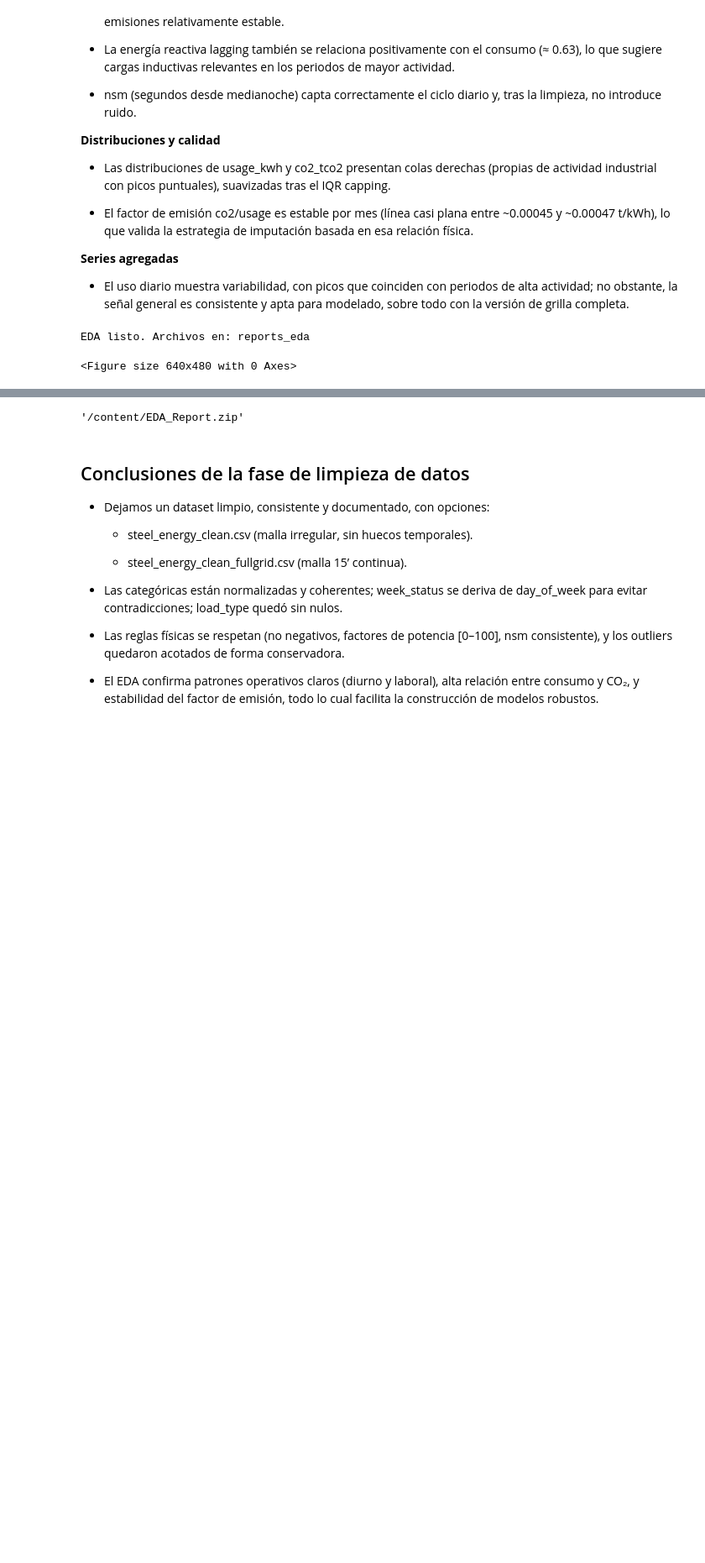
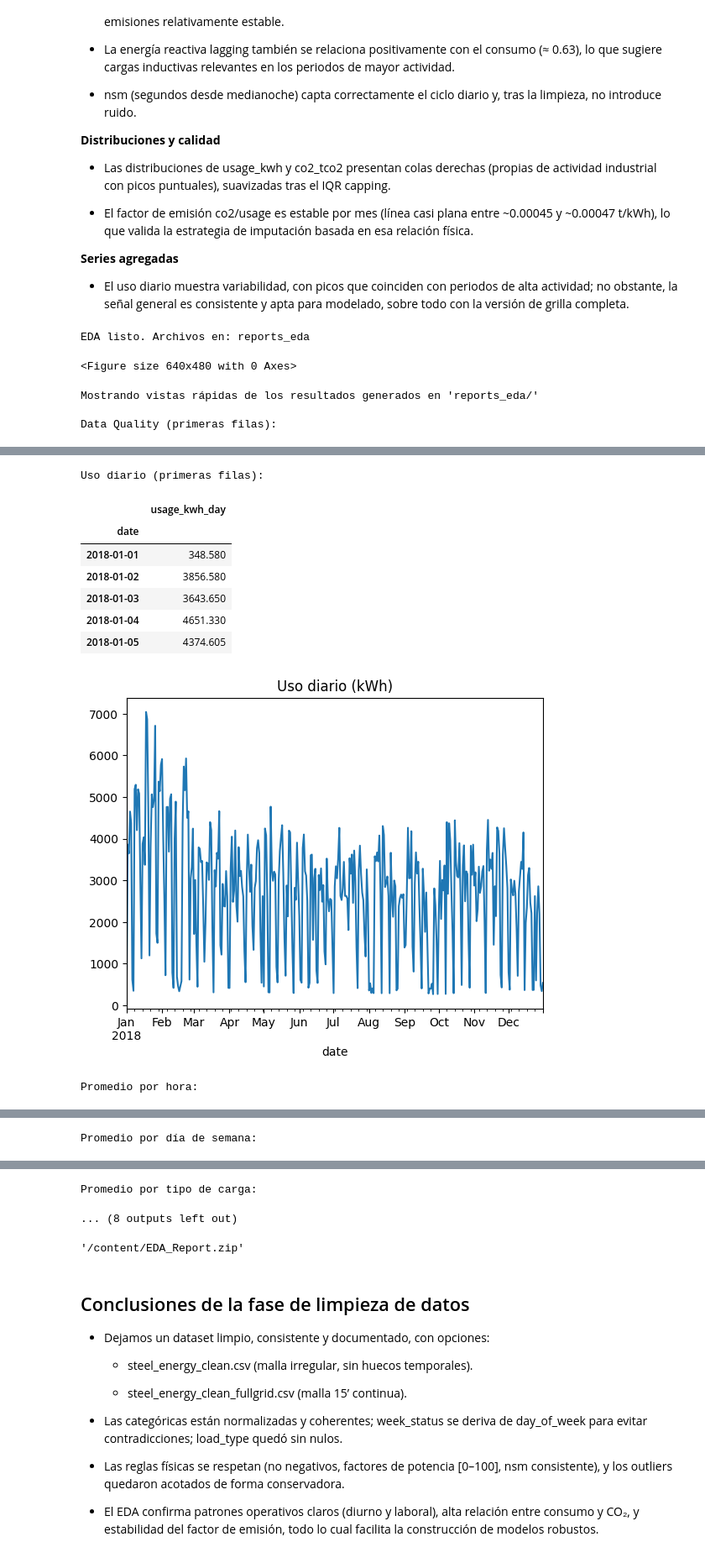
Before and after one commit to Copeliaminutti/Proyecto-MLOps, a Jupyter notebook: notebooks/Fase_1_Limpieza_EDA_git_1.ipynb, the cells around one changed output, grey strips where cells are left out. Shown at 84% size. Saved outputs shown, nothing was run; the diff lists cells and outputs as text; code cells hidden in the pictures; blank space fills up the shorter version.

```diff
--- a/notebooks/Fase_1_Limpieza_EDA_git_1.ipynb
+++ b/notebooks/Fase_1_Limpieza_EDA_git_1.ipynb
@@ -841,3 +767,70 @@ print("EDA listo. Archivos en:", OUTDIR)
 # %% [output]
 EDA listo. Archivos en: reports_eda
 <Figure size 640x480 with 0 Axes>
+# %%
+# === Mostrar resultados y vistas previas ===
+import pandas as pd
+import matplotlib.pyplot as plt
+
+print("Mostrando vistas rápidas de los resultados generados en 'reports_eda/'")
+
+# 1) Data Quality
+dq = pd.read_csv("reports_eda/01_data_quality.csv")
+print("\nData Quality (primeras filas):")
+display(dq.head(10))
+
+# 2) Uso diario
+daily = pd.read_csv("reports_eda/02_usage_daily.csv", parse_dates=["date"], index_col="date")
+print("\nUso diario (primeras filas):")
+display(daily.head())
+
+plt.figure()
+daily["usage_kwh_day"].plot(title="Uso diario (kWh)")
+plt.show()
+
+# 3) Promedio por hora
+mean_by_hour = pd.read_csv("reports_eda/03_mean_usage_by_hour.csv", index_col=0)
+print("\nPromedio por hora:")
+display(mean_by_hour.head())
+mean_by_hour.plot(kind="bar", title="Promedio kWh por hora")
+plt.show()
+
+# 4) Promedio por día de semana
+mean_by_dow = pd.read_csv("reports_eda/04_mean_usage_by_dow.csv", index_col=0)
+print("\nPromedio por día de semana:")
+display(mean_by_dow.head())
+mean_by_dow.plot(kind="bar", title="Promedio kWh por día de semana")
+plt.show()
+
+# 5) Promedio por tipo de carga
+mean_by_load = pd.read_csv("reports_eda/05_mean_usage_by_load.csv", index_col=0)
+print("\nPromedio por tipo de carga:")
+display(mean_by_load.head())
+mean_by_load.plot(kind="bar", title="Promedio kWh por tipo de carga")
+plt.show()
+
+# 6) Correlaciones
+corr = pd.read_csv("reports_eda/06_corr_spearman.csv", index_col=0)
+print("\nMatriz de correlaciones:")
+display(corr)
+
+plt.figure(figsize=(8,6))
+plt.imshow(corr.values, aspect="auto")
+plt.xticks(range(len(corr.columns)), corr.columns, rotation=90)
+plt.yticks(range(len(corr.columns)), corr.columns)
+plt.title("Heatmap de correlaciones (Spearman)")
+plt.colorbar()
+plt.tight_layout()
+plt.show()
+
+# 7) Factor de emisión
+em_month = pd.read_csv("reports_eda/07_emission_factor_by_month.csv", index_col=0, parse_dates=True)
+print("\nFactor de emisión CO2/usage por mes (mediana):")
+display(em_month.head())
+
+em_month.plot(marker="o", title="Factor de emisión CO2/usage (t/kWh)")
+plt.show()
+# %% [output]
+Mostrando vistas rápidas de los resultados generados en 'reports_eda/'
+
+Data Quality (primeras filas):
@@ -843,0 +848,10 @@ EDA listo. Archivos en: reports_eda
+Uso diario (primeras filas):
+|  | usage_kwh_day |
+| date |  |
+| 2018-01-01 | 348.580 |
+| 2018-01-02 | 3856.580 |
+| 2018-01-03 | 3643.650 |
+| 2018-01-04 | 4651.330 |
+| 2018-01-05 | 4374.605 |
+[figure, added]
+Promedio por hora:
@@ -843,0 +866 @@ EDA listo. Archivos en: reports_eda
+Promedio por día de semana:
@@ -844,3 +875,5 @@ EDA listo. Archivos en: reports_eda
+Promedio por tipo de carga:
+... (8 outputs left out)
 # %%
 import shutil
 shutil.make_archive("EDA_Report", "zip", "reports_eda")
```
Also changed, not shown: parts of 28 cells of this notebook.
